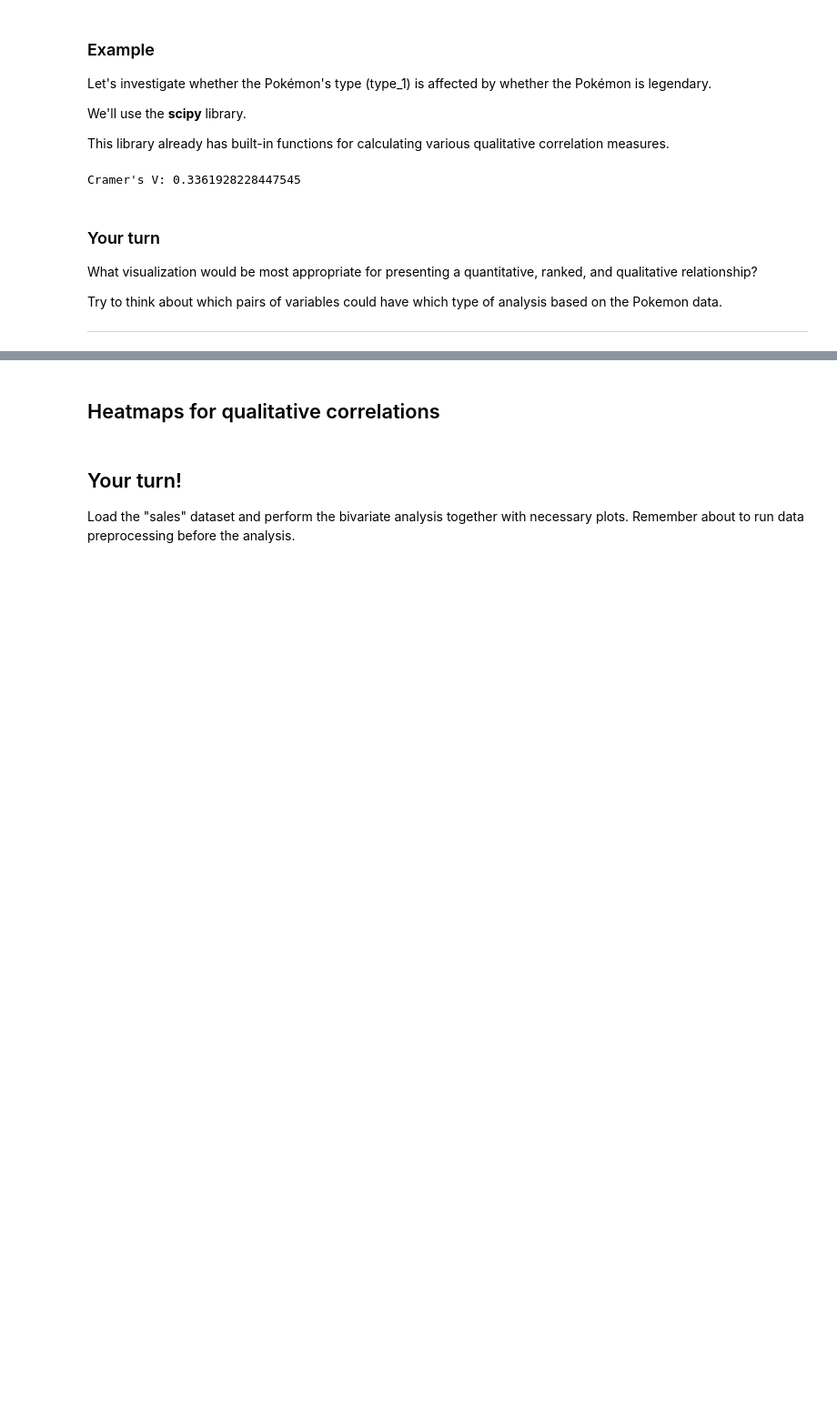
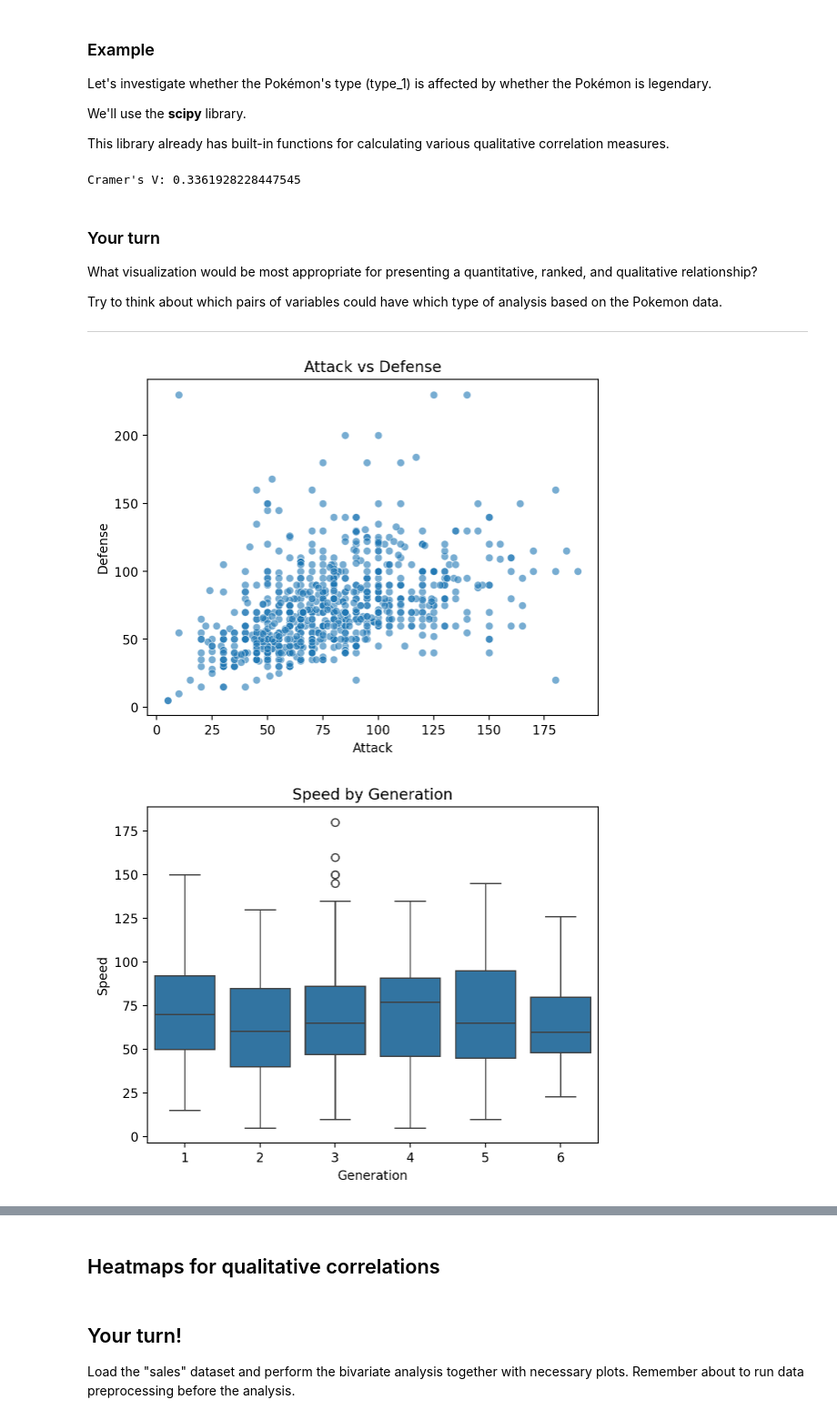
Before and after one commit to OskarPutz/DS, a Jupyter notebook: Exercise9.ipynb, the cells around one changed output, grey strips where cells are left out. Shown at 91% size. Cells and saved outputs as stored; diff of their text form; code cells hidden in the pictures; blank space fills up the shorter version.

```diff
--- a/Exercise9.ipynb
+++ b/Exercise9.ipynb
@@ -516,3 +516,23 @@ Try to think about which pairs of variables could have which type of analysis ba
 ---
 # %%
 ## Your code and discussion here
+# Attack vs Defense (quantitative)
+sns.scatterplot(data=df_pokemon, x="Attack", y="Defense", alpha=0.6)
+plt.title("Attack vs Defense")
+plt.show()
+
+# Generation vs Speed (ranked)
+sns.boxplot(data=df_pokemon, x="Generation", y="Speed")
+plt.title("Speed by Generation")
+plt.show()
+
+# Type 1 vs Type 2 (qualitative)
+type_counts = pd.crosstab(df_pokemon["Type 1"], df_pokemon["Type 2"])
+sns.heatmap(type_counts, cmap="Blues", annot=False)
+plt.title("Type 1 vs Type 2 (Counts)")
+plt.xlabel("Type 2")
+plt.ylabel("Type 1")
+plt.show()
+# %% [output]
+[figure, added]
+[figure, added]
```
Also changed, not shown: parts of 3 cells of this notebook, 15 other files.
